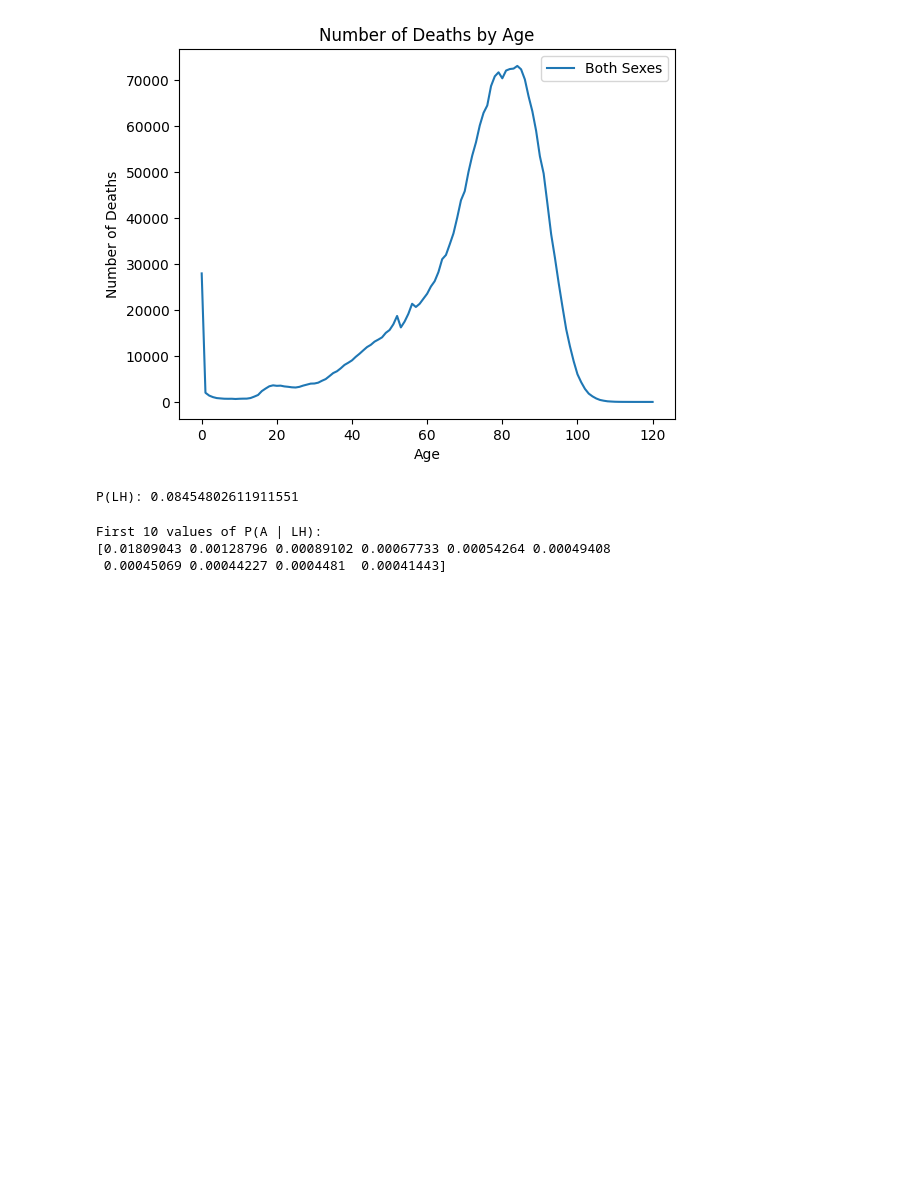
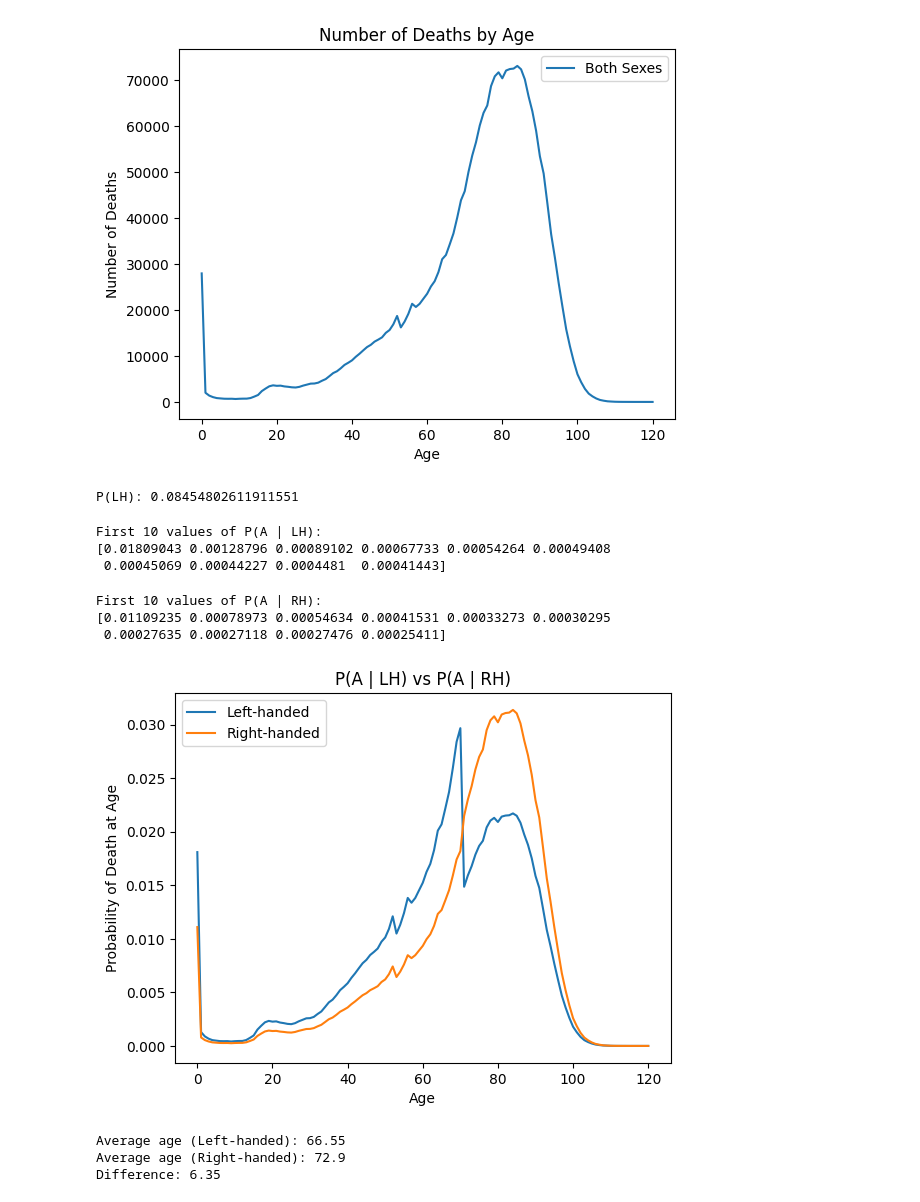
Before and after one commit to Rogena5/left-handed-analysis, a Jupyter notebook: lefthanded.ipynb, the cells around one changed output. Saved outputs shown, nothing was run; the diff lists cells and outputs as text; code cells hidden in the pictures; blank space fills up the shorter version.

```diff
--- a/lefthanded.ipynb
+++ b/lefthanded.ipynb
@@ -157,3 +157,79 @@ print(result[:10])
 First 10 values of P(A | LH):
 [0.01809043 0.00128796 0.00089102 0.00067733 0.00054264 0.00049408
  0.00045069 0.00044227 0.0004481  0.00041443]
+# %%
+# Function to compute probability of dying at age A given right-handedness
+def P_A_given_rh(ages, death_distribution_data, study_year=1990):
+
+    # Extract number of deaths
+    deaths = death_distribution_data['Both Sexes'].values
+    total_deaths = np.sum(deaths)
+
+    # Compute P(A)
+    P_A = deaths / total_deaths
+
+    # Compute P(LH) then P(RH)
+    P_LH = P_lh(death_distribution_data, study_year)
+    P_RH = 1 - P_LH
+
+    # Compute P(LH | A) then P(RH | A)
+    P_LH_given_A = P_lh_given_A(ages, study_year)
+    P_RH_given_A = 1 - P_LH_given_A
+
+    # Apply Bayes
+    P_A_given_RH = (P_RH_given_A * P_A) / P_RH
+
+    return P_A_given_RH
+# %%
+ages = death_distribution_data['Age'].values
+
+result_rh = P_A_given_rh(ages, death_distribution_data, 1990)
+
+print("First 10 values of P(A | RH):")
+print(result_rh[:10])
+# %% [output]
+First 10 values of P(A | RH):
+[0.01109235 0.00078973 0.00054634 0.00041531 0.00033273 0.00030295
+ 0.00027635 0.00027118 0.00027476 0.00025411]
+# %%
+# Get ages
+ages = death_distribution_data['Age'].values
+
+# Calculate probabilities
+P_A_given_lh_vals = P_A_given_lh(ages, death_distribution_data, 1990)
+P_A_given_rh_vals = P_A_given_rh(ages, death_distribution_data, 1990)
+
+# Plot the results
+plt.plot(ages, P_A_given_lh_vals, label='Left-handed')
+plt.plot(ages, P_A_given_rh_vals, label='Right-handed')
+
+# Add labels and title
+plt.xlabel("Age")
+plt.ylabel("Probability of Death at Age")
+plt.title("P(A | LH) vs P(A | RH)")
+
+# Add legend
+plt.legend()
+
+# Show plot
+plt.show()
+# %% [output]
+[figure, added]
+# %%
+# Calculate average age for left-handed
+average_lh_age = np.nansum(ages * P_A_given_lh_vals)
+
+# Calculate average age for right-handed
+average_rh_age = np.nansum(ages * P_A_given_rh_vals)
+
+# Print results
+print("Average age (Left-handed):", round(average_lh_age, 2))
+print("Average age (Right-handed):", round(average_rh_age, 2))
+
+# Difference
+difference = average_rh_age - average_lh_age
+print("Difference:", round(difference, 2))
+# %% [output]
+Average age (Left-handed): 66.55
+Average age (Right-handed): 72.9
+Difference: 6.35
```
Also changed, not shown: parts of 3 cells of this notebook.
